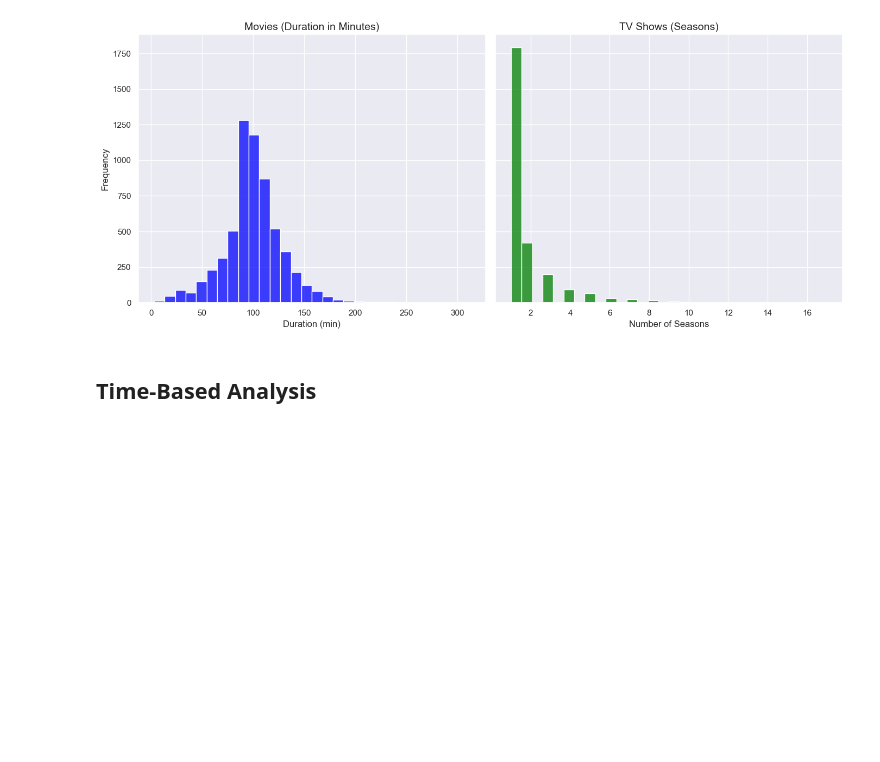
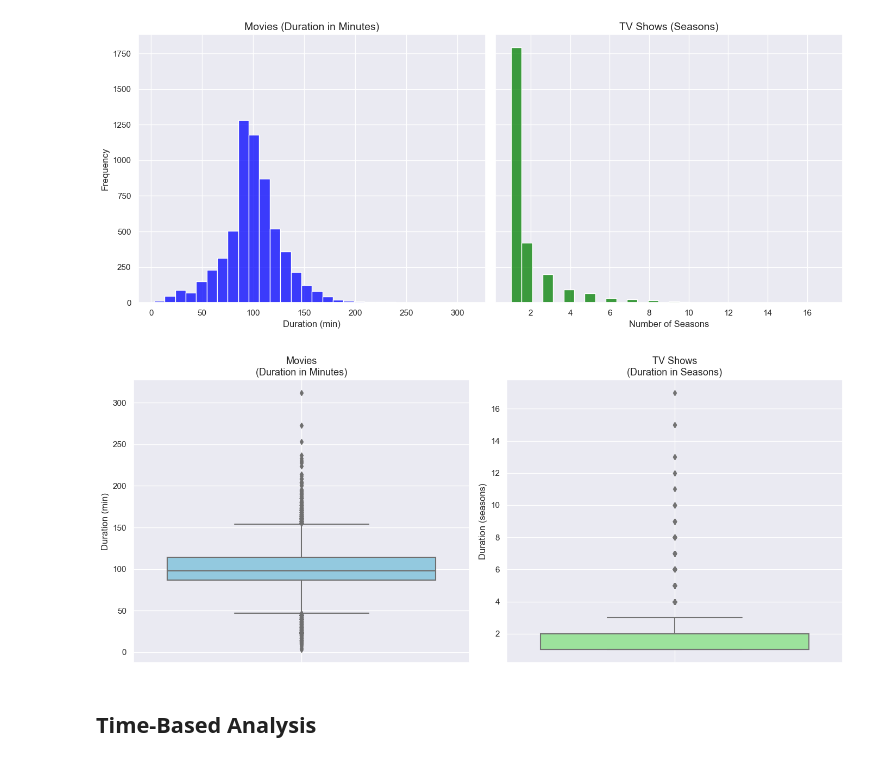
Before and after one commit to travisv12/Netflix-Data-Analysis, a Jupyter notebook: Project - Netflix Data Analysis.ipynb, the cells around one changed output. Drawn from its saved outputs; the diff is of its cells as text; code cells hidden in the pictures; blank space fills up the shorter version.

Commit message:
Added boxplots

```diff
--- a/Project - Netflix Data Analysis.ipynb
+++ b/Project - Netflix Data Analysis.ipynb
@@ -381,6 +381,33 @@ plt.tight_layout()
 plt.show()
 # %% [output]
 [figure]
+# %%
+# Prepare data
+movies = df[df['duration_unit'] == 'min']['duration_value']
+tv_shows = df[df['duration_unit'].str.contains('Season', case=False, na=False)]['duration_value']
+
+# Create subplots
+fig, axes = plt.subplots(1, 2, figsize=(14, 6))
+
+# Boxplot for Movies
+sns.boxplot(y=movies, ax=axes[0], color='skyblue')
+axes[0].set_title('Movies\n(Duration in Minutes)', fontsize=13)
+axes[0].set_ylabel('Duration (min)')
+axes[0].set_xlabel('')
+axes[0].grid(True)
+
+# Boxplot for TV Shows
+sns.boxplot(y=tv_shows, ax=axes[1], color='lightgreen')
+axes[1].set_title('TV Shows\n(Duration in Seasons)', fontsize=13)
+axes[1].set_ylabel('Duration (seasons)')
+axes[1].set_xlabel('')
+axes[1].grid(True)
+
+# Tidy layout
+plt.tight_layout()
+plt.show()
+# %% [output]
+[figure, added]
 # %% [markdown]
 ## Time-Based Analysis
 # %% [markdown]
```
Also changed, not shown: parts of 1 cell of this notebook.
